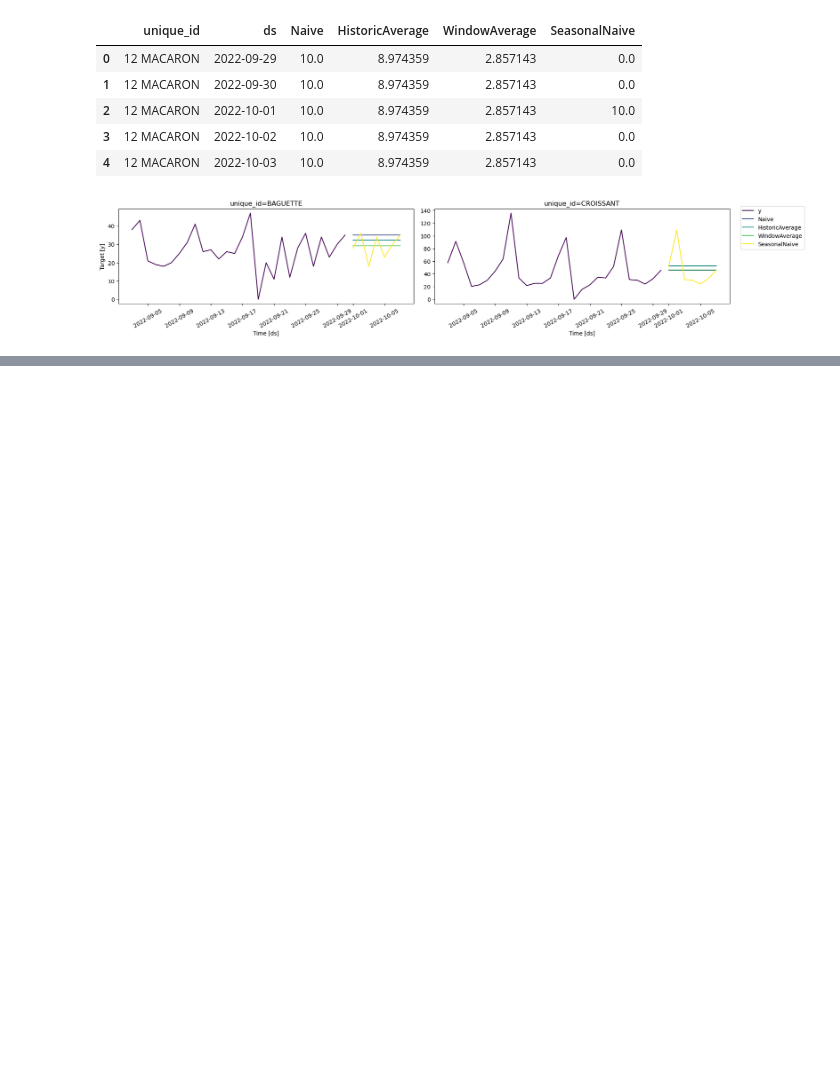
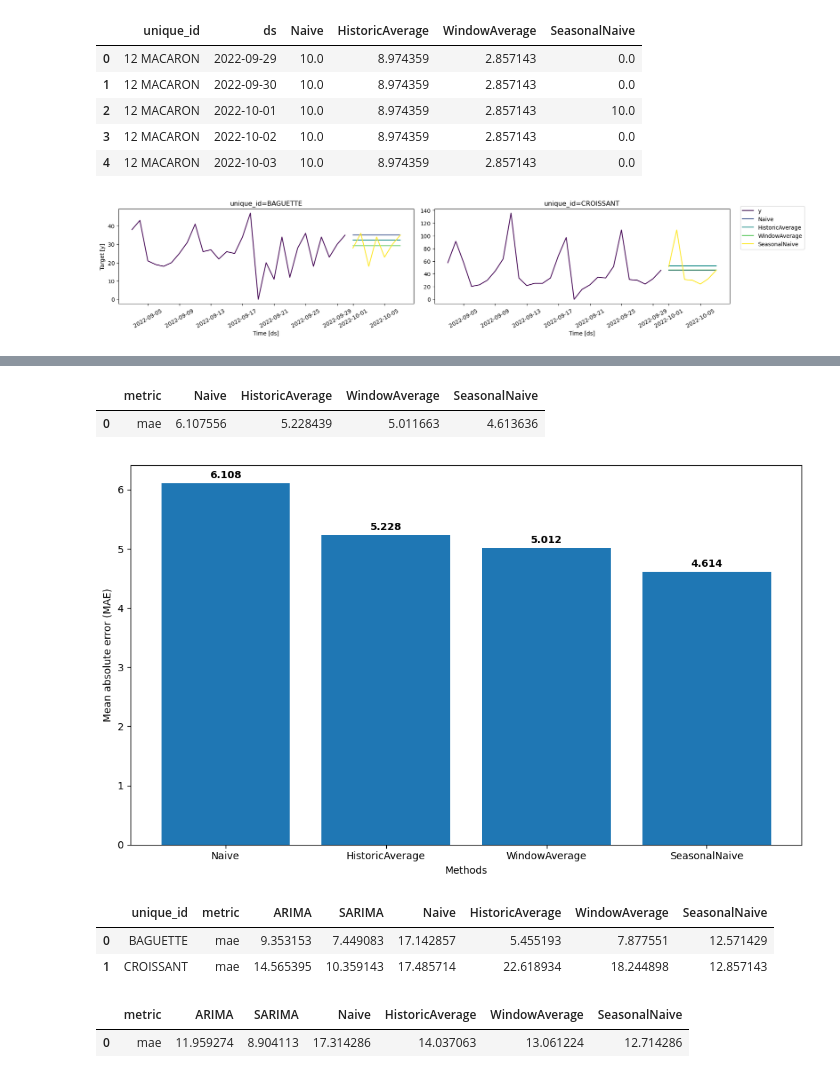
Before and after one commit to BMMUGOMBA/Time_Series, a Jupyter notebook: intro-freecodecamp.ipynb, the cells around one changed output, grey strips where cells are left out. Saved outputs shown, nothing was run; the diff lists cells and outputs as text; code cells hidden in the pictures; blank space fills up the shorter version.

```diff
--- a/intro-freecodecamp.ipynb
+++ b/intro-freecodecamp.ipynb
@@ -111,4 +111,4 @@ plot_series(
 #Evaluate baseline models
 # %%
 test =  df.groupby("unique_id").tail(7)
-train = df.drop(test.index)reset_index(drop=true)
+train = df.drop(test.index).reset_index(drop=True)
@@ -116,0 +115,12 @@ SyntaxError: invalid syntax (4214245234.py, line 2)
+# %%
+sf.fit(df=train)
+
+preds = sf.predict(h=horizon)
+
+eval_df = pd.merge(test, preds, 'left', ['ds', 'unique_id'])
+# %%
+evaluation = evaluate(
+    eval_df,
+    metrics=[mae],
+)
+evaluation.head()
@@ -116,0 +134,24 @@ SyntaxError: invalid syntax (4214245234.py, line 2)
+# %%
+evaluation = evaluation.drop(['unique_id'], axis=1).groupby('metric').mean().reset_index()
+evaluation
+# %% [output]
+|  | metric | Naive | HistoricAverage | WindowAverage | SeasonalNaive |
+| 0 | mae | 6.107556 | 5.228439 | 5.011663 | 4.613636 |
+# %%
+methods = evaluation.columns[1:].tolist()
+values = evaluation.iloc[0, 1:].tolist()
+
+plt.figure(figsize=(10, 6))
+bars = plt.bar(methods, values)
+
+for bar, value in zip(bars, values):
+    plt.text(bar.get_x() + bar.get_width()/2, bar.get_height() + 0.05,
+             f'{value:.3f}', ha='center', va='bottom', fontweight='bold')
+
+plt.xlabel('Methods')
+plt.ylabel('Mean absolute error (MAE)')
+plt.tight_layout()
+
+plt.show()
+# %% [output]
+[figure, added]
@@ -116,0 +162,31 @@ SyntaxError: invalid syntax (4214245234.py, line 2)
+# %%
+unique_ids = ["BAGUETTE", "CROISSANT"]
+
+small_train = train[train["unique_id"].isin(unique_ids)]
+small_test = test[test["unique_id"].isin(unique_ids)]
+
+models = [
+    AutoARIMA(seasonal=False, alias="ARIMA"),
+    AutoARIMA(season_length=7, alias="SARIMA")
+]
+
+sf = StatsForecast(models=models, freq="D")
+sf.fit(df=small_train)
+arima_preds = sf.predict(h=horizon)
+
+arima_eval_df = pd.merge(arima_preds, eval_df, 'inner', ['ds', 'unique_id'])
+arima_eval = evaluate(
+    arima_eval_df,
+    metrics=[mae],
+)
+arima_eval
+# %% [output]
+|  | unique_id | metric | ARIMA | SARIMA | Naive | HistoricAverage | WindowAverage | SeasonalNaive |
+| 0 | BAGUETTE | mae | 9.353153 | 7.449083 | 17.142857 | 5.455193 | 7.877551 | 12.571429 |
+| 1 | CROISSANT | mae | 14.565395 | 10.359143 | 17.485714 | 22.618934 | 18.244898 | 12.857143 |
+# %%
+arima_eval = arima_eval.drop(['unique_id'], axis=1).groupby('metric').mean().reset_index()
+arima_eval
+# %% [output]
+|  | metric | ARIMA | SARIMA | Naive | HistoricAverage | WindowAverage | SeasonalNaive |
+| 0 | mae | 11.959274 | 8.904113 | 17.314286 | 14.037063 | 13.061224 | 12.714286 |
```
Also changed, not shown: parts of 4 cells of this notebook.
